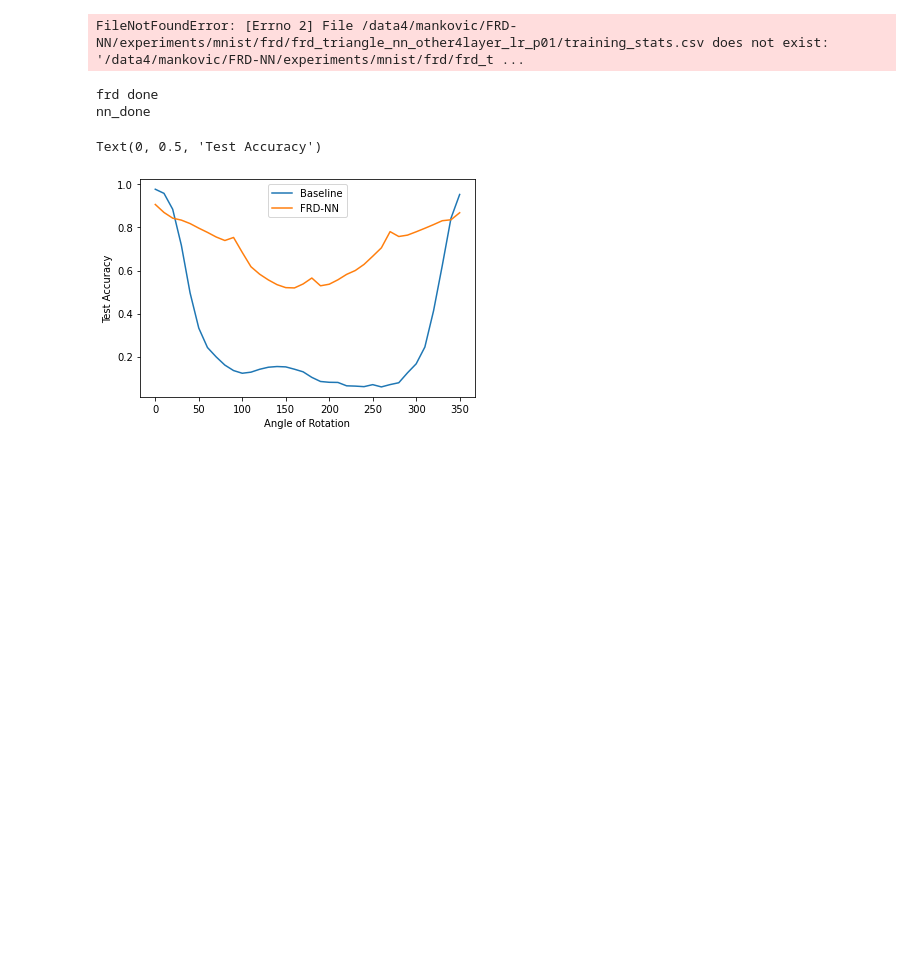
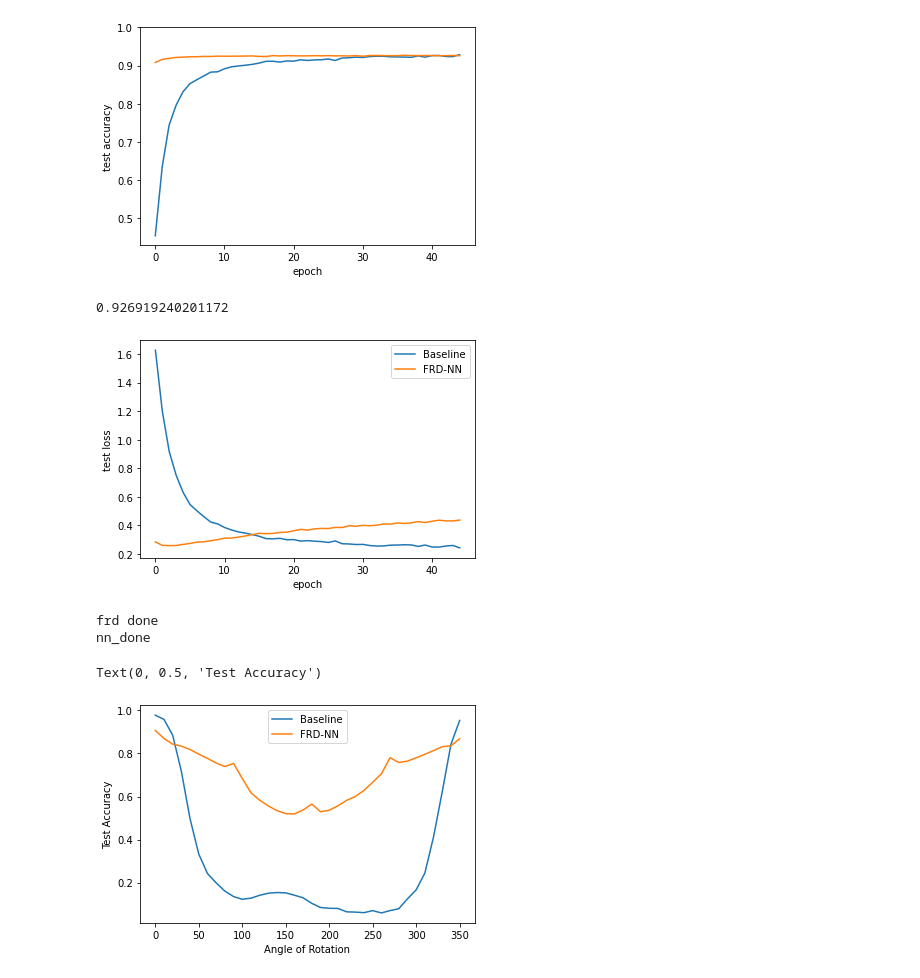
Before and after one commit to nmank/FRD-NN, a Jupyter notebook: plots.ipynb, the cells around one changed output. Cells and saved outputs as stored; diff of their text form; code cells hidden in the pictures; blank space fills up the shorter version.

Commit message:
frd_nn p001 4 layer big experiment

```diff
--- a/plots.ipynb
+++ b/plots.ipynb
@@ -8,28 +8,30 @@ import my_models as mm
 from torchvision import datasets
 import csv
 # %%
-nn_data = pandas.read_csv('/data4/mankovic/FRD-NN/experiments/mnist/raw/raw_triangle_nn_3layer_lr_p1/training_stats.csv')
-frd_data = pandas.read_csv('/data4/mankovic/FRD-NN/experiments/mnist/frd/frd_triangle_nn_other4layer_lr_p01/training_stats.csv')
+nn_data = pandas.read_csv('/data4/mankovic/FRD-NN/experiments/mnist/raw/rotation_augmentation/raw_triangle_nn_3layer_lr_p01/training_stats.csv')
+frd_data = pandas.read_csv('/data4/mankovic/FRD-NN/experiments/mnist/frd/rotation_augmentation/frd_triangle_nn_other4layer_lr_p01/training_stats.csv')
 plt.plot(nn_data['Test Accuracy'][:45], label = 'Baseline')
 plt.plot(frd_data['Test Accuracy'][:45], label = 'FRD-NN')
-plt.yticks([.8,.9,1])
+plt.yticks([.5,.6,.7,.8,.9,1])
 # plt.legend()
 plt.ylabel('test accuracy')
 plt.xlabel('epoch')
 plt.show()
 
 print(np.max(frd_data['Test Accuracy'][:45]))
 
 
 plt.figure()
 plt.plot(nn_data['Test Loss'][:45], label = 'Baseline')
 plt.plot(frd_data['Test Loss'][:45], label = 'FRD-NN')
 plt.legend()
 plt.ylabel('test loss')
 plt.xlabel('epoch')
 plt.show()
 # %% [output]
+[figure, added]
-FileNotFoundError: [Errno 2] File /data4/mankovic/FRD-NN/experiments/mnist/frd/frd_triangle_nn_other4layer_lr_p01/training_stats.csv does not exist: '/data4/mankovic/FRD-NN/experiments/mnist/frd/frd_t ...
+0.926919240201172
+[figure, added]
 # %%
 def val_rotations(datapath, model_path, data_transforms):
     model = torch.load(model_path)
```
Also changed, not shown: 2 other files.
